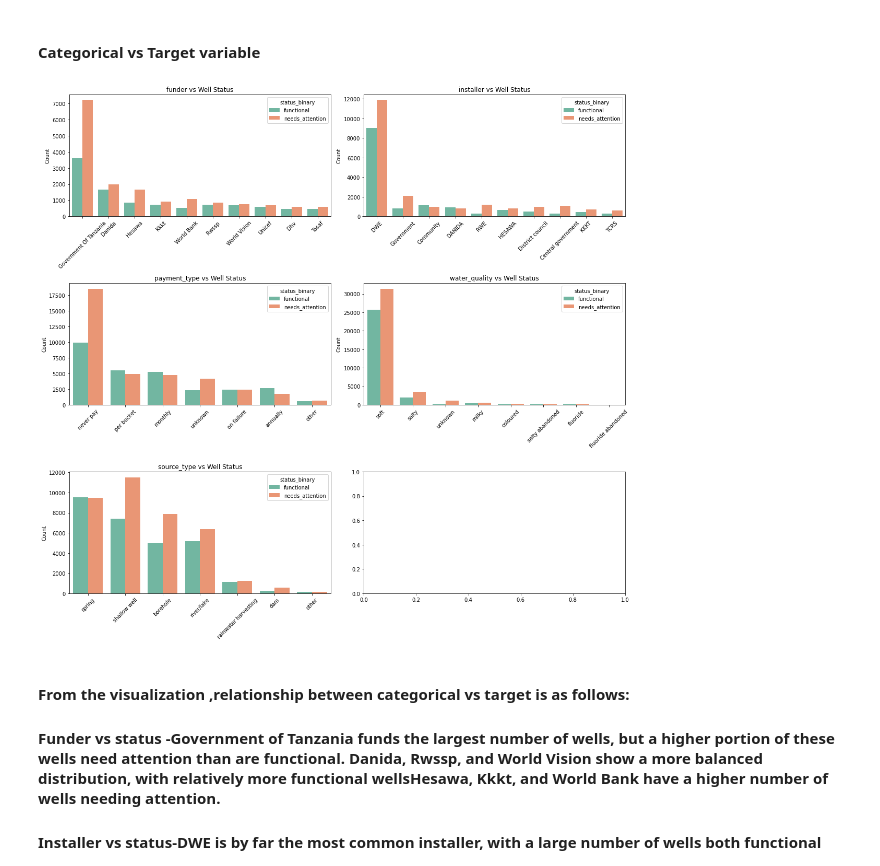
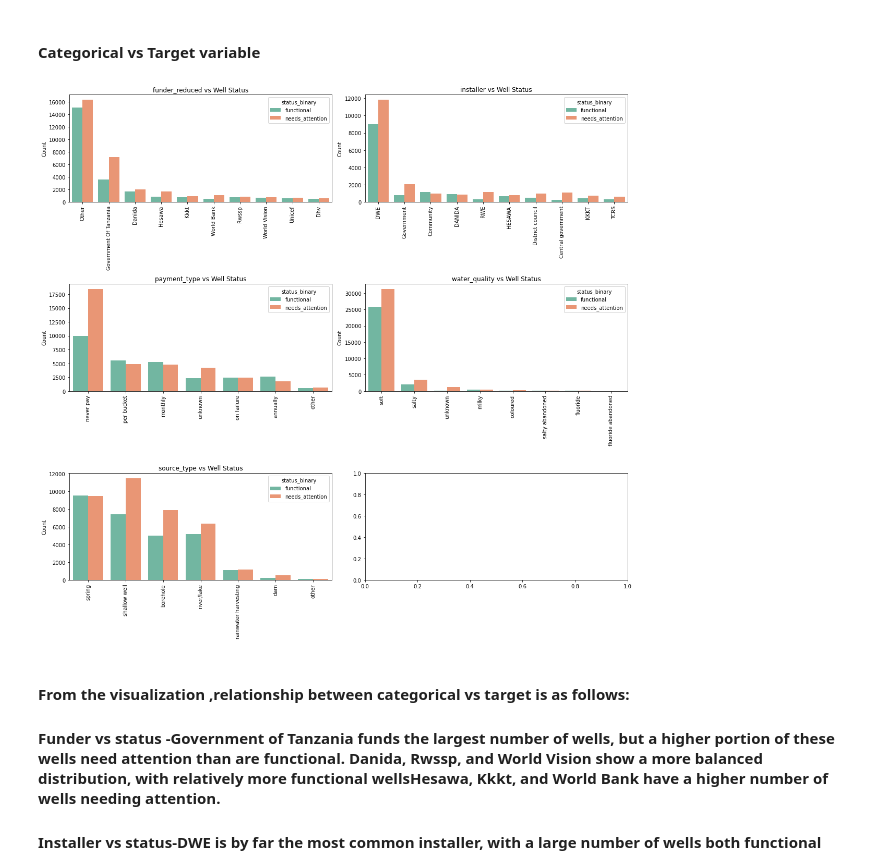
Before and after one commit to CharityPM/tanzanian-water-wells-prediction, a Jupyter notebook: waterwellsprediction.ipynb, the cells around one changed output. Drawn from its saved outputs; the diff is of its cells as text; code cells hidden in the pictures.

Commit message:
develop logistic model ,evaluate and visualize

```diff
--- a/waterwellsprediction.ipynb
+++ b/waterwellsprediction.ipynb
@@ -216,0 +219,4 @@ df.shape
+# %%
+#1. Check value counts for funder
+funder_counts = df['funder'].value_counts()
+funder_counts
@@ -216,0 +236,7 @@ df.shape
+# %%
+#Keep only the top 20 funders
+top_n = 20
+top_funders = funder_counts.nlargest(top_n).index
+
+df['funder_reduced'] = df['funder'].where(df['funder'].isin(top_funders), 'Other')
+df = df.drop(columns=['funder'])
@@ -354,7 +384,7 @@ df['installer'] = df['installer'].replace(installer_mapping)
 #### Public meetings are a way of the community to come together and raise issues of concern. We will also just drop missing values of the column.
 # %%
 #drop missing values in funder,installer,public meeting
-df = df.dropna(subset=['funder', 'installer', 'public_meeting'])
+df = df.dropna(subset=['funder_reduced', 'installer', 'public_meeting'])
 # %%
 #preview shape
 df.shape
@@ -413,7 +443,7 @@ if 'id' in df.columns:
     df = df.drop(columns=['id'])
 
 # Categorical columns to visualize
-categorical_cols = ['funder', 'installer', 'payment_type', 'water_quality', 'source_type']
+categorical_cols = ['funder_reduced', 'installer', 'payment_type', 'water_quality', 'source_type']
 
 # Setup the subplot grid
 num_plots = len(categorical_cols)
@@ -538,24 +568,24 @@ Current shape: (65780, 29)
 # %%
 
 #Layout
 n_cols =2
 n_rows=(len(categorical_cols)+n_cols-1) // n_cols
 
 # create figure
 fig,axes=plt.subplots(n_rows, n_cols,figsize=(16,5 * n_rows))
 axes=axes.flatten()
 
 for i,col in enumerate(categorical_cols):
     top10 = df[col].value_counts().iloc[:10].index
     sns.countplot(data=df, x=col, hue='status_binary', order=top10, ax=axes[i], palette='Set2')
     axes[i].set_title(f'{col} vs Well Status')
-    axes[i].tick_params(axis='x', rotation=45)
+    axes[i].tick_params(axis='x', rotation=90)
     axes[i].set_xlabel('')
     axes[i].set_ylabel('Count')
 plt.tight_layout()
 plt.show()
 # %% [output]
-[figure, old version]
+[figure, new version]
 # %% [markdown]
 #### From the visualization ,relationship between categorical vs target is as follows:
 #### **Funder vs status** -Government of Tanzania funds the largest number of wells, but a higher portion of these wells need attention than are functional. Danida, Rwssp, and World Vision show a more balanced distribution, with relatively more functional wellsHesawa, Kkkt, and World Bank have a higher number of wells needing attention.
```
Also changed, not shown: parts of 16 cells of this notebook.
